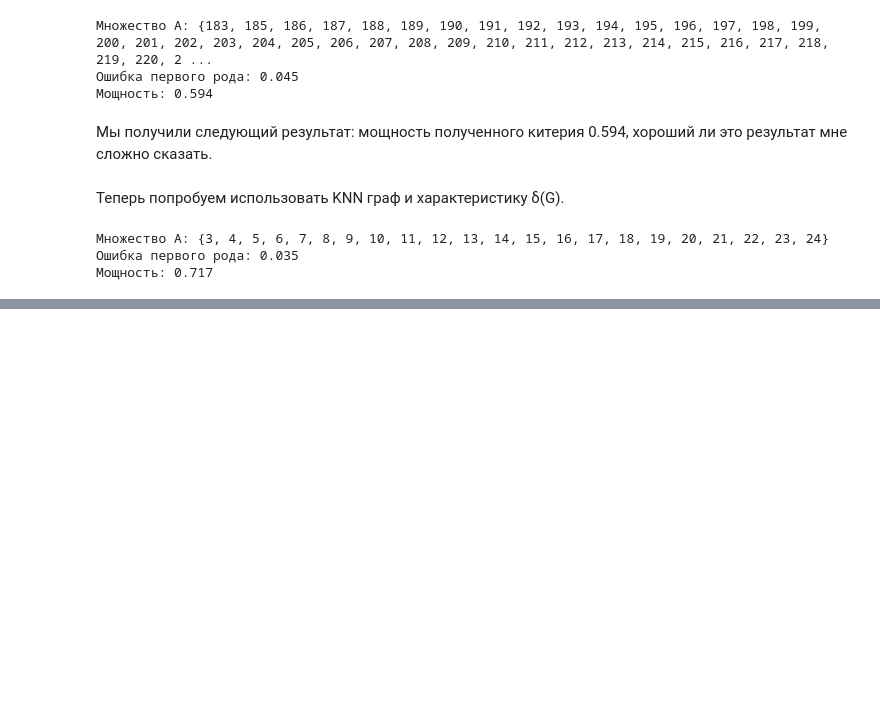
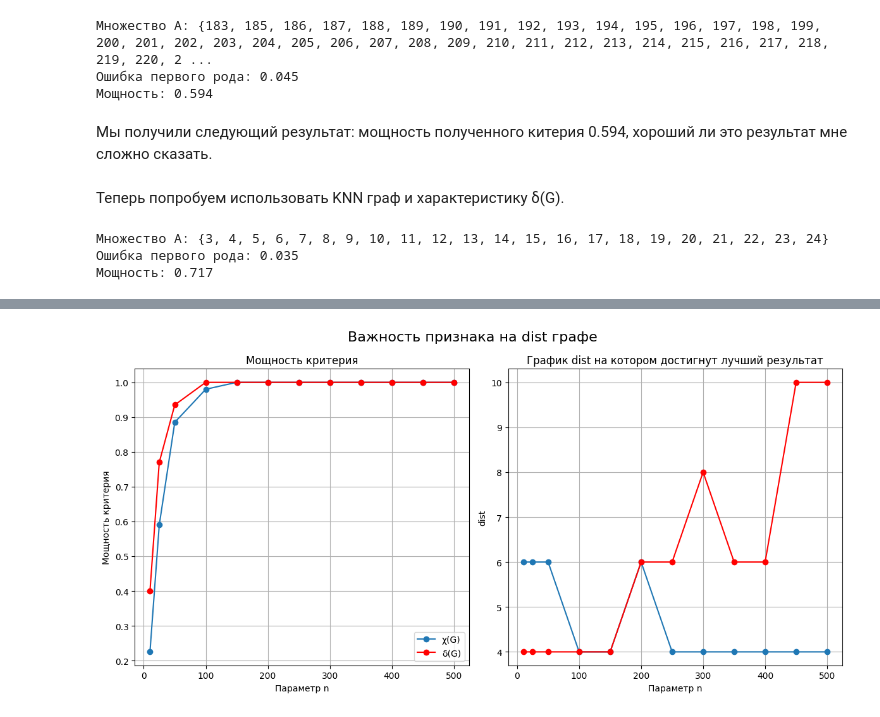
Before and after one commit to Viktorbahse/Random_Ggraph_Problems, a Jupyter notebook: notebooks/Random_graphs.ipynb, the cells around one changed output, grey strips where cells are left out. Drawn from its saved outputs; the diff is of its cells as text; code cells hidden in the pictures; blank space fills up the shorter version.

```diff
--- a/notebooks/Random_graphs.ipynb
+++ b/notebooks/Random_graphs.ipynb
@@ -241,7 +241,7 @@ param_grid = {
     'k_neighbors': [5, 19, 25, 35, 50, 75, 100],
     'n': [105, 300, 500, 750, 1000, 1500, 2000]
 }
-n_trials = 1
+n_trials = 100
 fig, axes = plt.subplots(nrows=2, ncols=3, figsize=(18, 12))
 fig.suptitle('Зависимость минимальной степени от размера выборки для разных k', fontsize=16)
 for i, k in enumerate(tqdm(param_grid['k_neighbors'], desc='Processing k_neighbors')):
@@ -350,10 +350,10 @@ def fast_chromatic_number(samples, d):
 
   return max_count
 # %%
-def generate_values(n=500, n_trials=1000, d=1):
+def generate_values_chi(n=500, n_trials=1000, d=1):
   T_H0=[]
   T_H1=[]
-  for _ in tqdm(range(n_trials), desc="Испытаний"):
+  for _ in range(n_trials):
     samples_1 = generate_normal_samles(n)
     samples_2 = generate_standard_t_samles(n)
     chromatic_1 = fast_chromatic_number(samples_1, d)
@@ -369,7 +369,7 @@ alpha = 0.055 # Максимальная допустимая ошибка пе
 n = 500 # Размер выборки, для которой мы хотим определять ккакому распределению она относится.
 T_H0=[]# Значения нашей характеристики для нормального распределения
 T_H1=[]# Значения нашей характеристики для Student-t(ν)
-T_H0, T_H1 = generate_values(n, n_trials)
+T_H0, T_H1 = generate_values_chi(n, n_trials)
 # %%
 def frequencies(T_H0, T_H1):
   P=[]
@@ -441,0 +465,12 @@ print(f'Мощность: {power:.3f}')
+# %%
+def generate_values_min_degrees(n=500, n_trials=1000, d=1):
+  T_H0=[]
+  T_H1=[]
+  for _ in range(n_trials):
+    samples_1 = generate_normal_samles(n)
+    samples_2 = generate_standard_t_samles(n)
+    min_degree_1 = fast_minimum_degree_number(samples_1, d)
+    min_degree_2 = fast_minimum_degree_number(samples_2, d)
+    T_H0.append(min_degree_1)
+    T_H1.append(min_degree_2)
+  return T_H0, T_H1
@@ -441,0 +479,59 @@ print(f'Мощность: {power:.3f}')
+# %%
+param_grid = {
+    'n': [10, 25, 50, 100, 150, 200, 250, 300, 350, 400, 450, 500],
+    'd': [1, 2, 4, 6, 8, 10, 12]
+}
+np.random.seed(42)
+powers_chi = []
+dists_chi = []
+powers_min_degrees = []
+dists_min_degrees = []
+for n in tqdm(param_grid['n'], desc='Processing sample size'):
+  #Chi
+  best_power = -1
+  best_dist = -1
+  for d in param_grid['d']:
+    T_H0, T_H1 = generate_values_chi(n, 200, d)
+    A, current_error, power = greedy(T_H0, T_H1, 0.055)
+    if power>best_power:
+      best_power=power
+      best_dist = d
+  powers_chi.append(best_power)
+  dists_chi.append(best_dist)
+  #min degrees
+  best_power = -1
+  best_dist = -1
+  for d in param_grid['d']:
+    T_H0, T_H1 = generate_values_min_degrees(n, 200, d)
+    A, current_error, power = greedy(T_H0, T_H1, 0.055)
+    if power>best_power:
+      best_power=power
+      best_dist = d
+  powers_min_degrees.append(best_power)
+  dists_min_degrees.append(best_dist)
+
+fig, axes = plt.subplots(nrows=1, ncols=2, figsize=(12, 6))
+fig.suptitle('Важность признака на dist графе', fontsize=16)
+
+
+ax = axes[0]
+ax.plot(param_grid['n'], powers_chi, marker='o', label='χ(G)')
+ax.plot(param_grid['n'], powers_min_degrees, marker='o', color='red', label='δ(G)')
+ax.set_title(f'Мощность критерия')
+ax.set_xlabel('Параметр n')
+ax.set_ylabel('Мощность критерия')
+ax.legend()
+ax.grid(True)
+
+ax = axes[1]
+ax.plot(param_grid['n'], dists_chi, marker='o', label='χ(G)')
+ax.plot(param_grid['n'], dists_min_degrees, marker='o', color='red', label='δ(G)')
+ax.set_title(f'График dist на котором достигнут лучший результат')
+ax.set_xlabel('Параметр n')
+ax.set_ylabel('dist')
+ax.grid(True)
+
+plt.tight_layout()
+plt.show()
+# %% [output]
+[figure, added]
```
Also changed, not shown: parts of 15 cells of this notebook.
